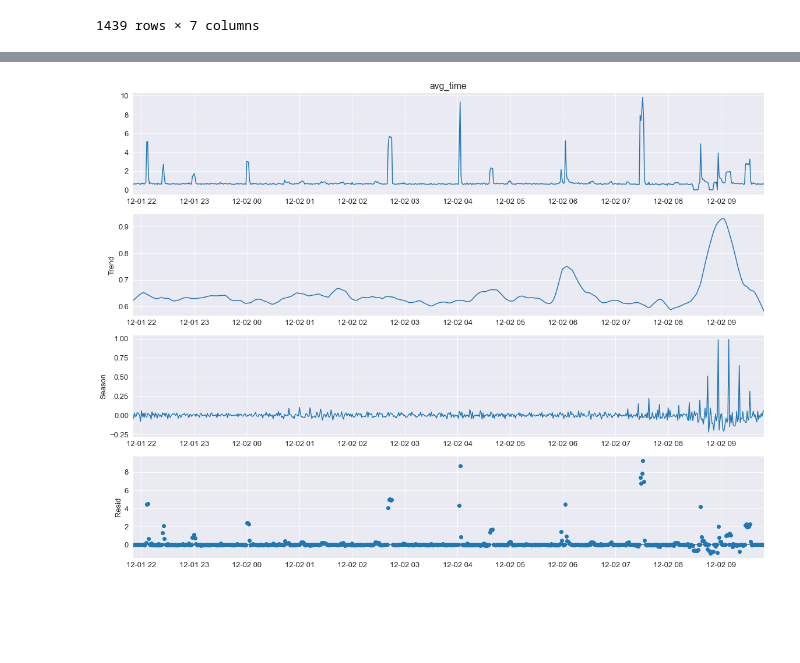
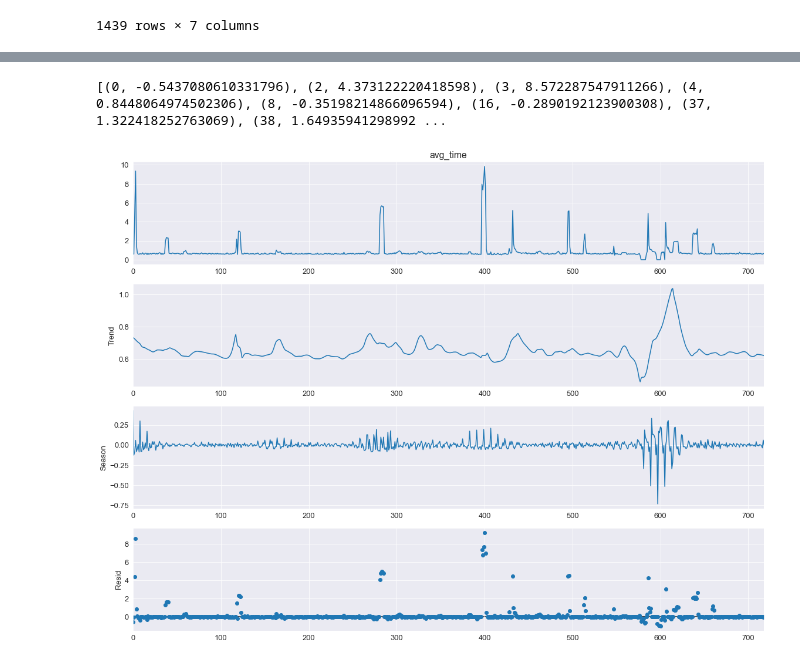
Before and after one commit to meng2468/AIOps-Challenge, a Jupyter notebook: impl/models/esb_detection/notebooks/seas_td_loess.ipynb, the cells around one changed output, grey strips where cells are left out. Cells and saved outputs as stored; diff of their text form; code cells hidden in the pictures; blank space fills up the shorter version.

```diff
--- a/impl/models/esb_detection/notebooks/seas_td_loess.ipynb
+++ b/impl/models/esb_detection/notebooks/seas_td_loess.ipynb
@@ -91,0 +96,10 @@ fig = res.plot()
+# %%
+data_train = train_data['avg_time']
+data_test = test_data['avg_time']
+stl = STL(data_train, period=8 ,robust=True)
+res = stl.fit()
+fig = res.plot()
+
+ub_avgt = np.max(res.resid)
+lb_avgt = np.min(res.resid)
+print(ub_avgt, lb_avgt)
@@ -92,6 +109,13 @@ fig = res.plot()
 # %%
-stl = STL(data_test, period=12, robust=True)
+stl = STL(data_test, period=8, robust=True)
 res = stl.fit()
 fig = res.plot()
+
+anoms = []
+for i in range(len(res.resid)):
+    if res.resid[i] > ub_avgt or res.resid[i] < lb_avgt:
+        anoms.append((i, res.resid[i]))
+print(anoms)
 # %% [output]
+[(0, -0.5437080610331796), (2, 4.373122220418598), (3, 8.572287547911266), (4, 0.8448064974502306), (8, -0.35198214866096594), (16, -0.2890192123900308), (37, 1.322418252763069), (38, 1.64935941298992 ...
-[figure, old version]
+[figure, new version]
```
Also changed, not shown: parts of 5 cells of this notebook, 11 other files.
